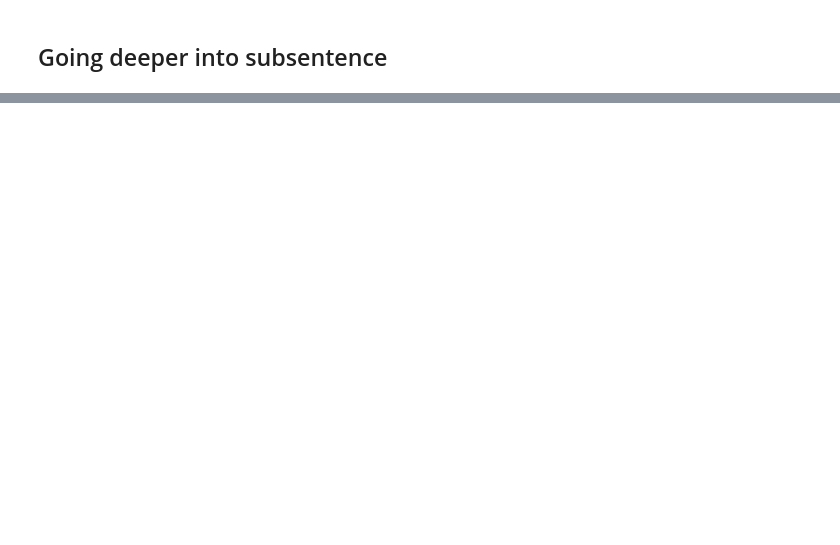
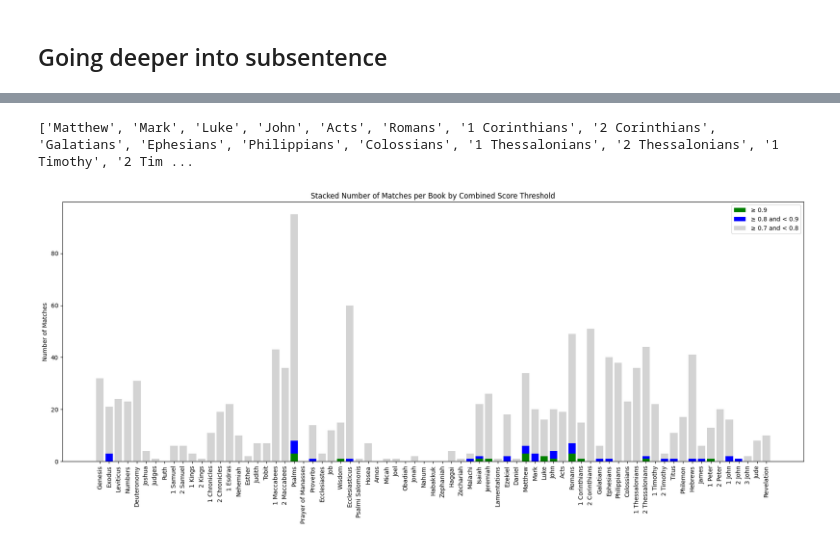
Before and after one commit to CCS-ZCU/latin-textreuse, a Jupyter notebook: scripts/labse-vulgate-investiture_explorations.ipynb, the cells around one changed output, grey strips where cells are left out. Cells and saved outputs as stored; diff of their text form; code cells hidden in the pictures; blank space fills up the shorter version.

```diff
--- a/scripts/labse-vulgate-investiture_explorations.ipynb
+++ b/scripts/labse-vulgate-investiture_explorations.ipynb
@@ -488,0 +559,10 @@ et ego dico tibi quia tu es Petrus et super hanc petram aedificabo ecclesiam mea
+# %%
+merged_df = pd.merge(
+    register_df,
+    matches_ngrams_df,
+    left_on="text",
+    right_on="sentence",
+    how="right"
+)
+# %%
+merged_df.drop(["text", "embedding"], axis=1, inplace=True)
@@ -488,0 +581,2 @@ et ego dico tibi quia tu es Petrus et super hanc petram aedificabo ecclesiam mea
+# %%
+merged_df["citation"] = merged_df.apply(lambda row: row["vulgate_title"].rpartition(" - ")[2] + " " + row["vulgate_sentence_id"].rpartition("lat:")[2], axis=1)
@@ -488,0 +641,3 @@ et ego dico tibi quia tu es Petrus et super hanc petram aedificabo ecclesiam mea
+# %%
+merged_df["book"] = merged_df["vulgate_title"].apply(lambda x: x.rpartition("- ")[2])
+merged_df["book_id"] = merged_df["vulgate_sentence_id"].apply(lambda x: x.rpartition(".obi")[0])
@@ -488,0 +673,4 @@ et ego dico tibi quia tu es Petrus et super hanc petram aedificabo ecclesiam mea
+# %%
+print(book_stats.sort_values("book_id")["book"].tolist())
+# %% [output]
+['Matthew', 'Mark', 'Luke', 'John', 'Acts', 'Romans', '1 Corinthians', '2 Corinthians', 'Galatians', 'Ephesians', 'Philippians', 'Colossians', '1 Thessalonians', '2 Thessalonians', '1 Timothy', '2 Tim ...
@@ -488,0 +679,47 @@ et ego dico tibi quia tu es Petrus et super hanc petram aedificabo ecclesiam mea
+# %%
+import pandas as pd
+import matplotlib.pyplot as plt
+
+# Count per threshold
+thresholds = [0.7, 0.8, 0.9]
+threshold_counts = {
+    t: merged_df[merged_df["score"] >= t]["book"].value_counts()
+    for t in thresholds
+}
+
+# Create DataFrame and reindex
+plot_df = pd.DataFrame(threshold_counts).fillna(0).astype(int)
+plot_df = plot_df.reindex(book_titles_sorted).fillna(0)
+
+# Plot
+fig, ax = plt.subplots(figsize=(18, 8))
+x = range(len(plot_df))
+
+# Colors by threshold
+colors = {
+    thresholds[2]: "green",
+    thresholds[1]: "blue",
+    thresholds[0]: "lightgray"
+}
+
+# Stack the bars: 0.9 first, then 0.8–0.9, then 0.7–0.8
+bottom_90 = plot_df[thresholds[2]]
+height_80 = plot_df[thresholds[1]] - bottom_90
+height_70 = plot_df[thresholds[0]] - plot_df[thresholds[1]]
+
+# Plot each stacked layer
+ax.bar(x, bottom_90, color=colors[thresholds[2]], label=f'≥ {thresholds[2]}')
+ax.bar(x, height_80, bottom=bottom_90, color=colors[thresholds[1]], label=f'≥ {thresholds[1]} and < {thresholds[2]}')
+ax.bar(x, height_70, bottom=plot_df[thresholds[1]], color=colors[thresholds[0]], label=f'≥ {thresholds[0]} and < {thresholds[1]}')
+
+# Formatting
+ax.set_xticks(x)
+ax.set_xticklabels(plot_df.index, rotation=90, fontsize=10)
+ax.set_ylabel("Number of Matches")
+ax.set_title("Stacked Number of Matches per Book by Combined Score Threshold")
+ax.legend()
+
+plt.tight_layout()
+plt.show()
+# %% [output]
+[figure, added]
```
Also changed, not shown: parts of 27 cells of this notebook, 4 other files.
